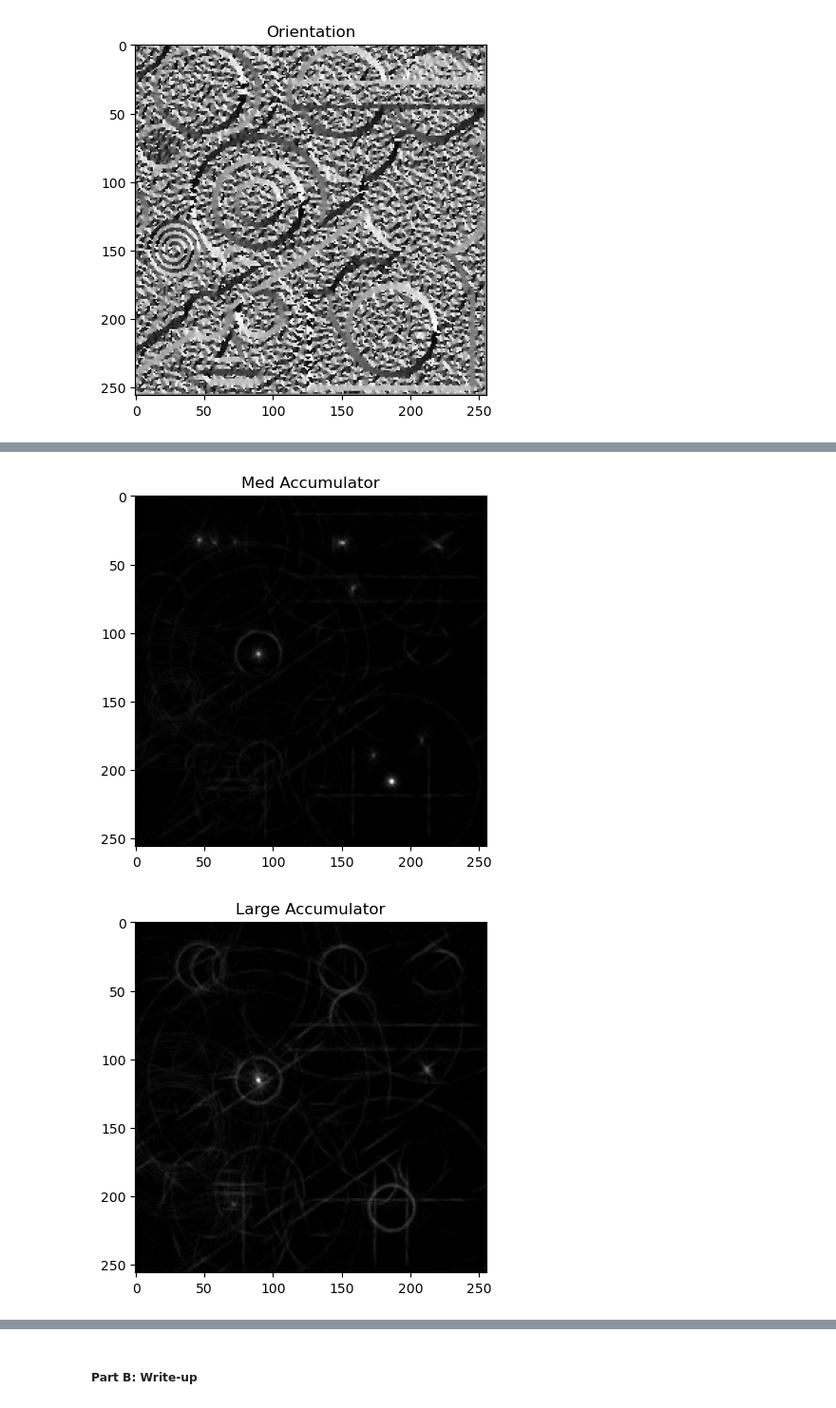
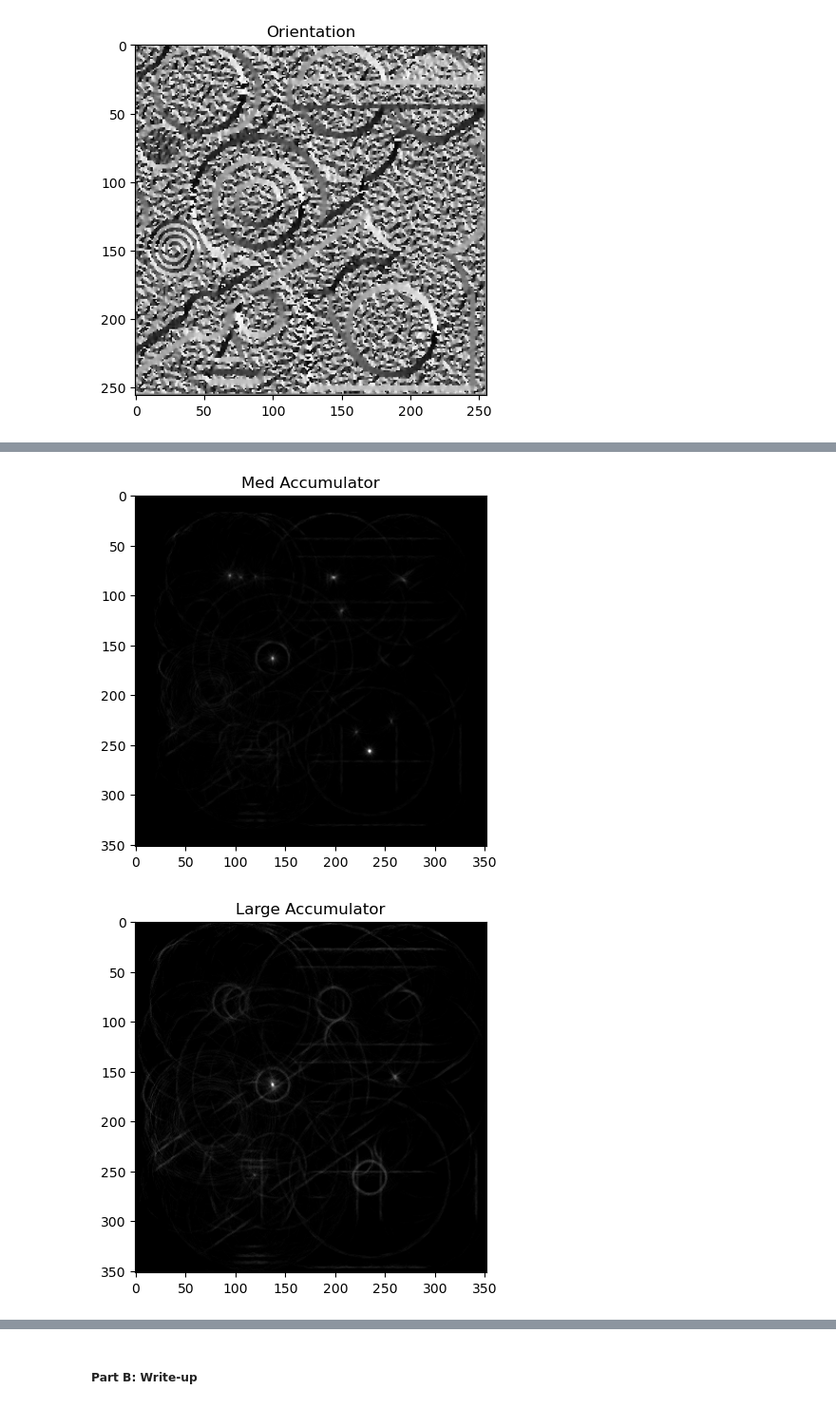
Before and after one commit to BrennanBertola/CS450, a Jupyter notebook: proj1-edges-hough/Project1-Edges-Hough.ipynb, the cells around one changed output, grey strips where cells are left out. Shown at 95% size. Saved outputs shown, nothing was run; the diff lists cells and outputs as text; code cells hidden in the pictures.

```diff
--- a/proj1-edges-hough/Project1-Edges-Hough.ipynb
+++ b/proj1-edges-hough/Project1-Edges-Hough.ipynb
@@ -223,9 +223,9 @@ plt.imshow(orientation, cmap='gray');plt.title("Orientation");plt.show()
 # %%
 #Hough Transform
 def voting(magnitude, radius, step=1):
-    accum = np.zeros((magnitude.shape[0], magnitude.shape[1], radius.shape[0]))
-    for r in range(accum.shape[0]):
-        for c in range(accum.shape[1]):
+    accum = np.zeros((magnitude.shape[0]+96, magnitude.shape[1]+96, radius.shape[0]))
+    for r in range(magnitude.shape[0]):
+        for c in range(magnitude.shape[1]):
             if magnitude[r,c] == 0: continue
             direction = round(orientation[r,c])
             negDirection = direction + 180
@@ -234,13 +234,31 @@ def voting(magnitude, radius, step=1):
                 for n in range(direction-5, direction+6):
                     b = r - k * np.sin(np.deg2rad(n))
                     a = c - k * np.cos(np.deg2rad(n))
-                    if a < accum.shape[0]-1 and b < accum.shape[1]-1 and a >= 0 and b >=0:
-                        accum[round(a), round(b), radIndex] += 1
+                    scale = 1
+                    if a < 0 and b < 0:
+                        tmp = np.sqrt(a**2 + b**2) / (k)
+                        scale += tmp*2
+                    elif a < 0:
+                        tmp = np.sqrt(a**2) / (k)
+                        scale += tmp*2
+                    elif b < 0:
+                        tmp = np.sqrt(b**2) / (k)
+                        scale += tmp*2
+                    accum[round(a)+48, round(b)+48, radIndex] += 1*scale
                 for n in range(negDirection-5, negDirection+6):
                     b = r - k * np.sin(np.deg2rad(n))
                     a = c - k * np.cos(np.deg2rad(n))
-                    if a < accum.shape[0]-1 and b < accum.shape[1]-1 and a >= 0 and b >=0:
-                        accum[round(a), round(b), radIndex] += 1
+                    scale = 1
+                    if a < 0 and b < 0:
+                        tmp = np.sqrt(a**2 + b**2) / k
+                        scale += tmp*2.1
+                    elif a < 0:
+                        tmp = np.sqrt(a**2) / k
+                        scale += tmp*2.1
+                    elif b < 0:
+                        tmp = np.sqrt(b**2) / k
+                        scale += tmp*2.1
+                    accum[round(a)+48, round(b)+48, radIndex] += 1*scale
 
                 radIndex += 1
     return accum
@@ -275,13 +293,13 @@ while max != tuple((0,0,0)):
         rad = radius[max[2]]
         votes[max[0]-rad:max[0]+rad, max[1]-rad:max[1]+rad, max[2]] = 0
     elif max[2] == 0:
-        outputS = cv2.circle(outputS, (max[0], max[1]), radius[max[2]], (1,0,.2), 2)
+        outputS = cv2.circle(outputS, (max[0]-48, max[1]-48), radius[max[2]], (1,0,.2), 2)
         votes[max[0]-5:max[0]+6, max[1]-5:max[1]+6, 0] = 0
     elif max[2] == 1:
-        outputM = cv2.circle(outputM, (max[0], max[1]), radius[max[2]], (1,0,.2), 2)
+        outputM = cv2.circle(outputM, (max[0]-48, max[1]-48), radius[max[2]], (1,0,.2), 2)
         votes[max[0]-5:max[0]+6, max[1]-5:max[1]+6, 1] = 0
     else:
-        outputL = cv2.circle(outputL, (max[0], max[1]), radius[max[2]], (1,0,.2), 2)
+        outputL = cv2.circle(outputL, (max[0]-48, max[1]-48), radius[max[2]], (1,0,.2), 2)
         votes[max[0]-5:max[0]+6, max[1]-5:max[1]+6, 2] = 0
     max = np.argmax(votes)
     max = np.unravel_index(max, votes.shape)
@@ -296,2 +314,2 @@ plt.imshow(outputL, cmap='gray');plt.title("Large Circles");plt.show()
-[figure, old version]
+[figure, new version]
-[figure, old version]
+[figure, new version]
```
Also changed, not shown: parts of 1 cell of this notebook.
